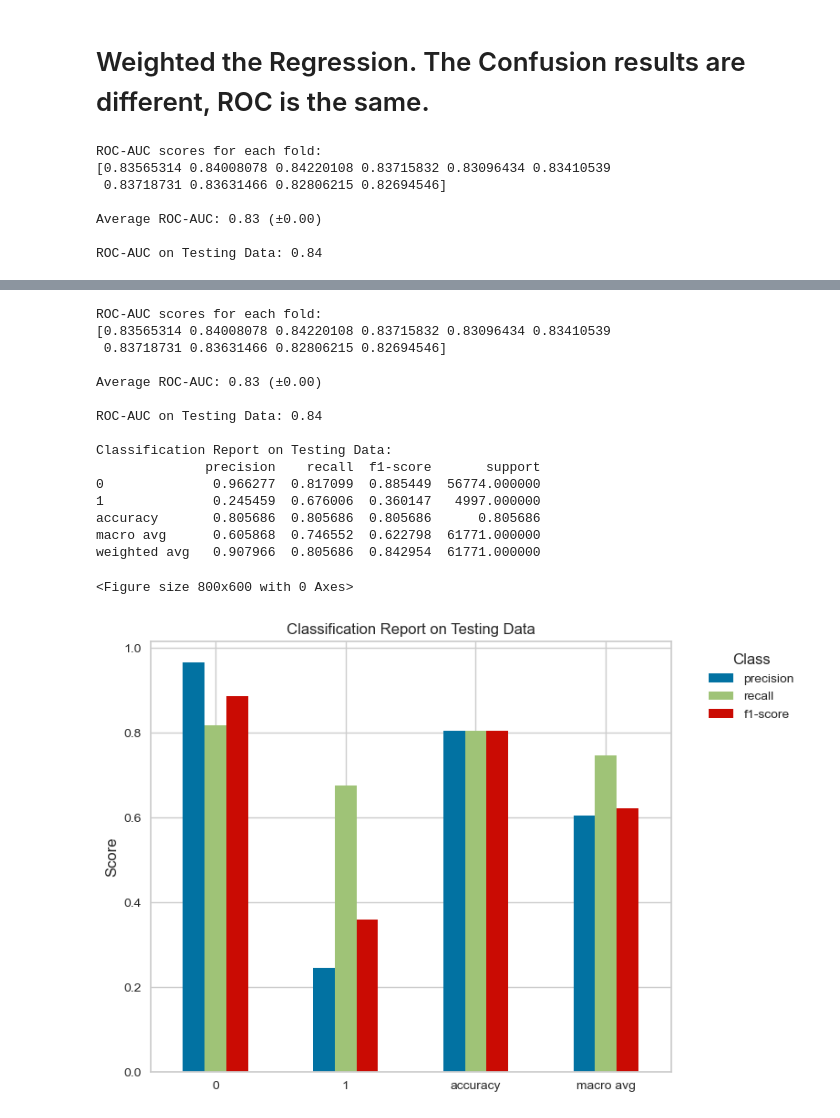
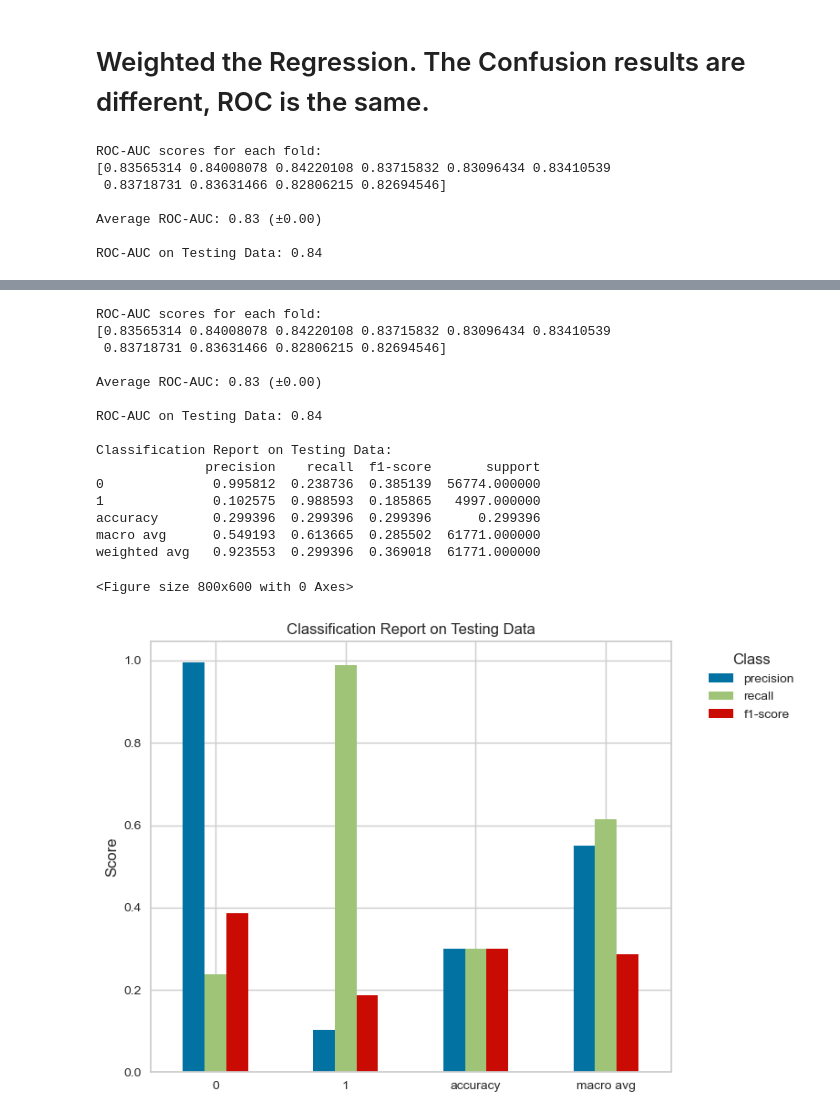
Before and after one commit to bobebend/Cardiovascular_diseases_risk_prediction, a Jupyter notebook: notebooks/logistic_regress.ipynb, the cells around one changed output, grey strips where cells are left out. Cells and saved outputs as stored; diff of their text form; code cells hidden in the pictures.

Commit message:
added graphs to hypthesis

```diff
--- a/notebooks/logistic_regress.ipynb
+++ b/notebooks/logistic_regress.ipynb
@@ -697,7 +697,7 @@ average_roc_auc = np.mean(cv_scores)
 
 # Predict on the test set and calculate ROC-AUC score for testing data. Model evaluated on test data
 # Adjust the threshold for prediction
-threshold = 0.6  # You can experiment with different threshold values
+threshold = 0.1  # You can experiment with different threshold values
 y_pred = (logreg.predict_proba(X_test_scaled)[:, 1] > threshold).astype(int)
 
 # Print the results
@@ -768,18 +768,18 @@ ROC-AUC on Testing Data: 0.84
 [figure]
 ROC-AUC scores for each fold:
 [0.83565314 0.84008078 0.84220108 0.83715832 0.83096434 0.83410539
  0.83718731 0.83631466 0.82806215 0.82694546]
 
 Average ROC-AUC: 0.83 (±0.00)
 
 ROC-AUC on Testing Data: 0.84
 
 Classification Report on Testing Data:
               precision    recall  f1-score       support
-0              0.966277  0.817099  0.885449  56774.000000
-1              0.245459  0.676006  0.360147   4997.000000
-accuracy       0.805686  0.805686  0.805686      0.805686
-macro avg      0.605868  0.746552  0.622798  61771.000000
-weighted avg   0.907966  0.805686  0.842954  61771.000000
+0              0.995812  0.238736  0.385139  56774.000000
+1              0.102575  0.988593  0.185865   4997.000000
+accuracy       0.299396  0.299396  0.299396      0.299396
+macro avg      0.549193  0.613665  0.285502  61771.000000
+weighted avg   0.923553  0.299396  0.369018  61771.000000
 <Figure size 800x600 with 0 Axes>
-[figure, old version]
+[figure, new version]
```
Also changed, not shown: parts of 1 cell of this notebook, 3 other files.
